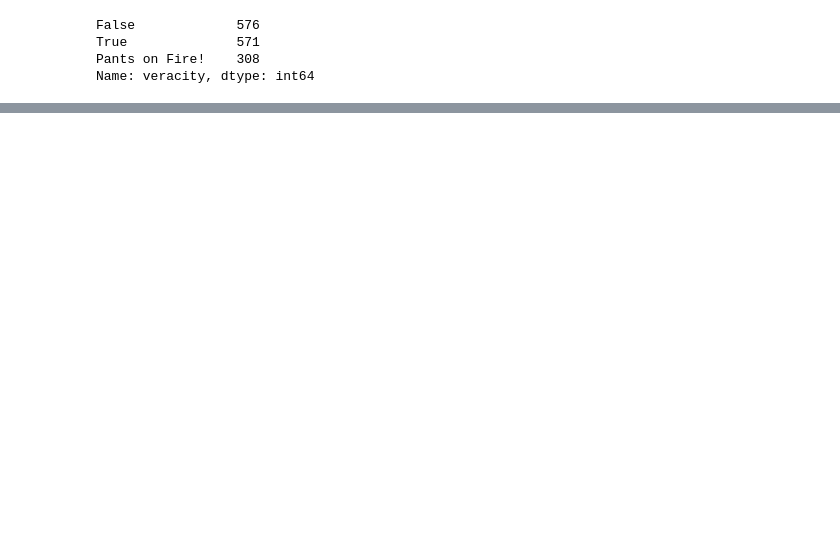
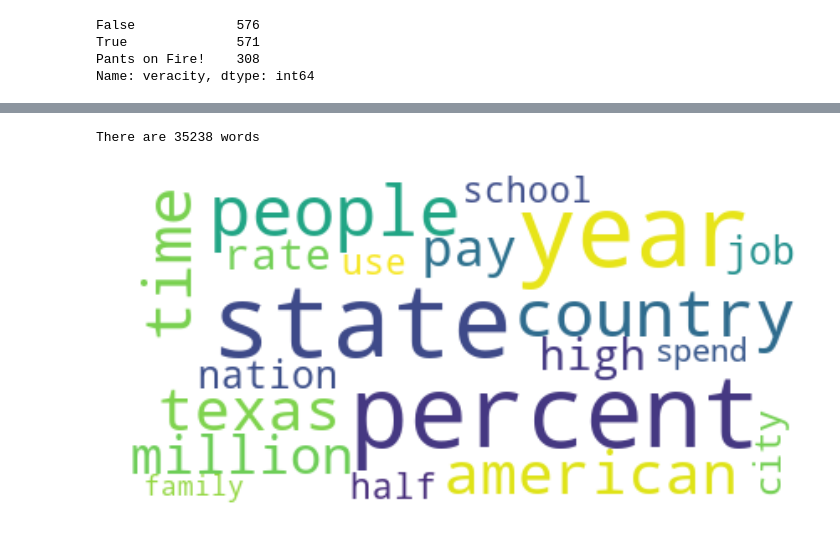
Before and after one commit to Victor-Palacios/Deception_Detection_Capstone, a Jupyter notebook: Deception_Exploratory_Data_Analysis.ipynb, the cells around one changed output, grey strips where cells are left out. Cells and saved outputs as stored; diff of their text form; code cells hidden in the pictures; blank space fills up the shorter version.

```diff
--- a/Deception_Exploratory_Data_Analysis.ipynb
+++ b/Deception_Exploratory_Data_Analysis.ipynb
@@ -147,0 +914,5 @@ There are 60153 words
+# %%
+word_cloud(df[df.veracity == "True"].lemmas)
+# %% [output]
+There are 35238 words
+[figure, added]
```
Also changed, not shown: parts of 140 cells of this notebook.
